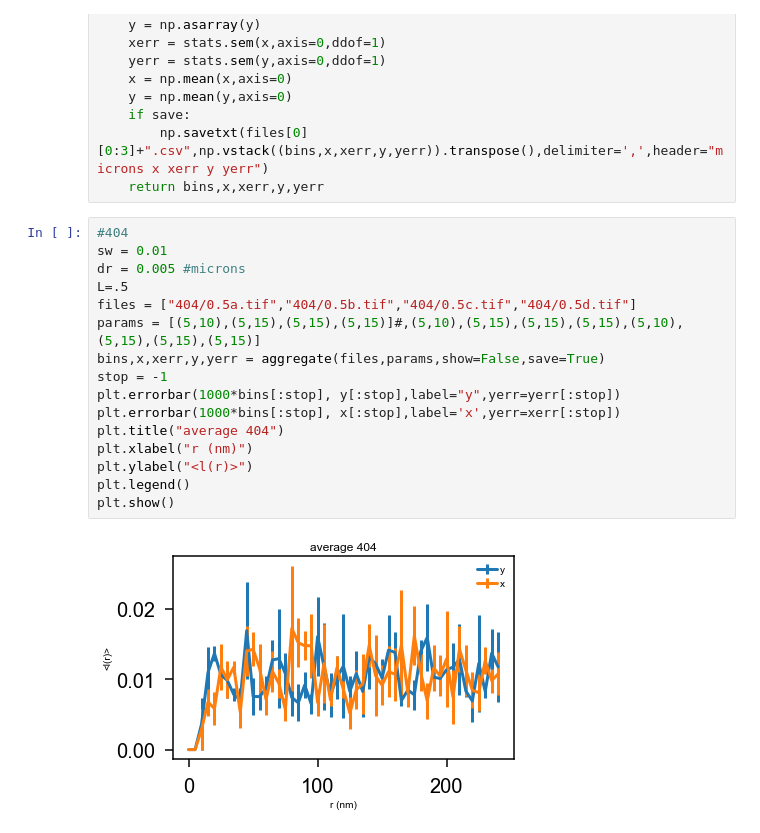
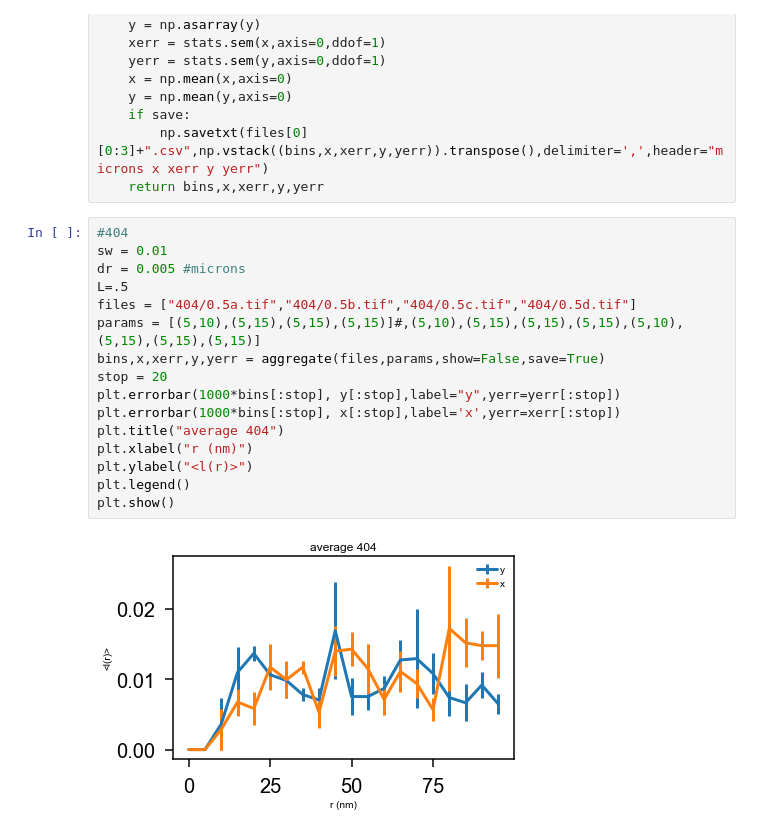
Before and after one commit to cmelab/QD-Paper-RDF, a Jupyter notebook: x_vs_y.ipynb, the cells around one changed output. Cells and saved outputs as stored; diff of their text form.

```diff
--- a/x_vs_y.ipynb
+++ b/x_vs_y.ipynb
@@ -103,21 +103,21 @@ def aggregate(files, params, sw=0.01,dr=0.005, L=0.5,save=False,show=False):
 # %%
 #404
 sw = 0.01
 dr = 0.005 #microns
 L=.5
 files = ["404/0.5a.tif","404/0.5b.tif","404/0.5c.tif","404/0.5d.tif"]
 params = [(5,10),(5,15),(5,15),(5,15)]#,(5,10),(5,15),(5,15),(5,15),(5,10),(5,15),(5,15),(5,15)]
 bins,x,xerr,y,yerr = aggregate(files,params,show=False,save=True)
-stop = -1
+stop = 20
 plt.errorbar(1000*bins[:stop], y[:stop],label="y",yerr=yerr[:stop])
 plt.errorbar(1000*bins[:stop], x[:stop],label='x',yerr=xerr[:stop])
 plt.title("average 404")
 plt.xlabel("r (nm)")
 plt.ylabel("<l(r)>")
 plt.legend()
 plt.show()
 # %% [output]
-[figure, old version]
+[figure, new version]
 # %%
 #405
 sw = 0.01
```
Also changed, not shown: parts of 2 cells of this notebook.
